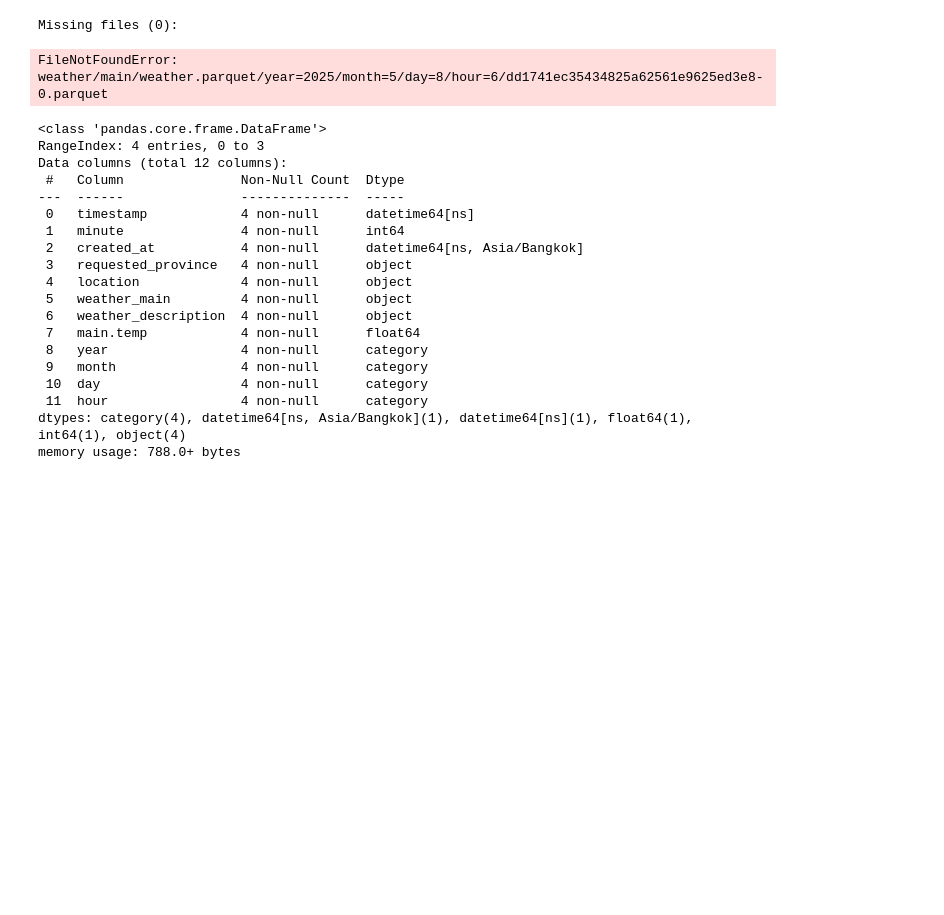
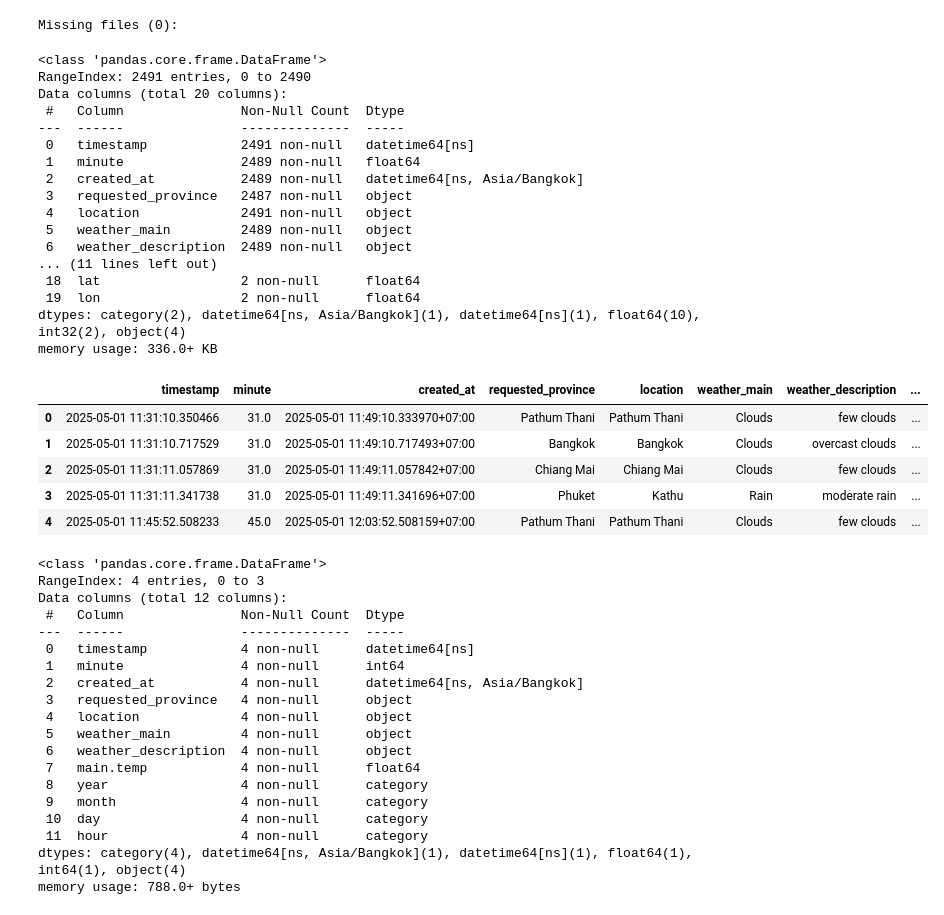
Before and after one commit to Waranit-tec/dsi321_2025, a Jupyter notebook: tutorial07/work/tutorial06.ipynb, the cells around one changed output. Drawn from its saved outputs; the diff is of its cells as text; code cells hidden in the pictures; blank space fills up the shorter version.

```diff
--- a/tutorial07/work/tutorial06.ipynb
+++ b/tutorial07/work/tutorial06.ipynb
@@ -203,17 +203,49 @@ for m in missing:
     print("-", m)
 # %% [output]
 Missing files (0):
-# %%
-path_all_partition = 's3a://weather/main/weather.parquet'
-
-df2=pd.read_parquet(
-    path=path_all_partition,
-    storage_options=storage_options
-)
-df2.info()
-df2.head()
-# %% [output]
-FileNotFoundError: weather/main/weather.parquet/year=2025/month=5/day=8/hour=6/dd1741ec35434825a62561e9625ed3e8-0.parquet
+# %%
+import pandas as pd
+
+# 1. ดึงพาธของทุกไฟล์ .parquet ที่อยู่ในโครงสร้าง partition
+all_paths = fs.glob("weather/main/weather.parquet/year=*/month=*/day=*/hour=*/*.parquet")
+
+# 2. กรองเฉพาะพาธที่มีไฟล์อยู่จริง
+existing_paths = [p for p in all_paths if fs.isfile(p)]
+
+# 3. โหลดทุกไฟล์ที่เจอแล้วรวมกัน
+dfs = [
+    pd.read_parquet(f"s3a://{path}", storage_options=storage_options)
+    for path in existing_paths
+]
+df2 = pd.concat(dfs, ignore_index=True)
+
+# 4. ดูข้อมูล
+df2.info()
+df2.head()
+# %% [output]
+<class 'pandas.core.frame.DataFrame'>
+RangeIndex: 2491 entries, 0 to 2490
+Data columns (total 20 columns):
+ #   Column               Non-Null Count  Dtype
+---  ------               --------------  -----
+ 0   timestamp            2491 non-null   datetime64[ns]
+ 1   minute               2489 non-null   float64
+ 2   created_at           2489 non-null   datetime64[ns, Asia/Bangkok]
+ 3   requested_province   2487 non-null   object
+ 4   location             2491 non-null   object
+ 5   weather_main         2489 non-null   object
+ 6   weather_description  2489 non-null   object
+... (11 lines left out)
+ 18  lat                  2 non-null      float64
+ 19  lon                  2 non-null      float64
+dtypes: category(2), datetime64[ns, Asia/Bangkok](1), datetime64[ns](1), float64(10), int32(2), object(4)
+memory usage: 336.0+ KB
+|  | timestamp | minute | created_at | requested_province | location | weather_main | weather_description | ... |
+| 0 | 2025-05-01 11:31:10.350466 | 31.0 | 2025-05-01 11:49:10.333970+07:00 | Pathum Thani | Pathum Thani | Clouds | few clouds | ... |
+| 1 | 2025-05-01 11:31:10.717529 | 31.0 | 2025-05-01 11:49:10.717493+07:00 | Bangkok | Bangkok | Clouds | overcast clouds | ... |
+| 2 | 2025-05-01 11:31:11.057869 | 31.0 | 2025-05-01 11:49:11.057842+07:00 | Chiang Mai | Chiang Mai | Clouds | few clouds | ... |
+| 3 | 2025-05-01 11:31:11.341738 | 31.0 | 2025-05-01 11:49:11.341696+07:00 | Phuket | Kathu | Rain | moderate rain | ... |
+| 4 | 2025-05-01 11:45:52.508233 | 45.0 | 2025-05-01 12:03:52.508159+07:00 | Pathum Thani | Pathum Thani | Clouds | few clouds | ... |
 # %%
 path_single_partition = 's3a://weather/main/weather.parquet/year=2025/month=5/day=1/hour=11/8aeb52f0592d41f08e38c309edb03084-0.parquet'
 
```
Also changed, not shown: parts of 9 cells of this notebook, 1 other file.
